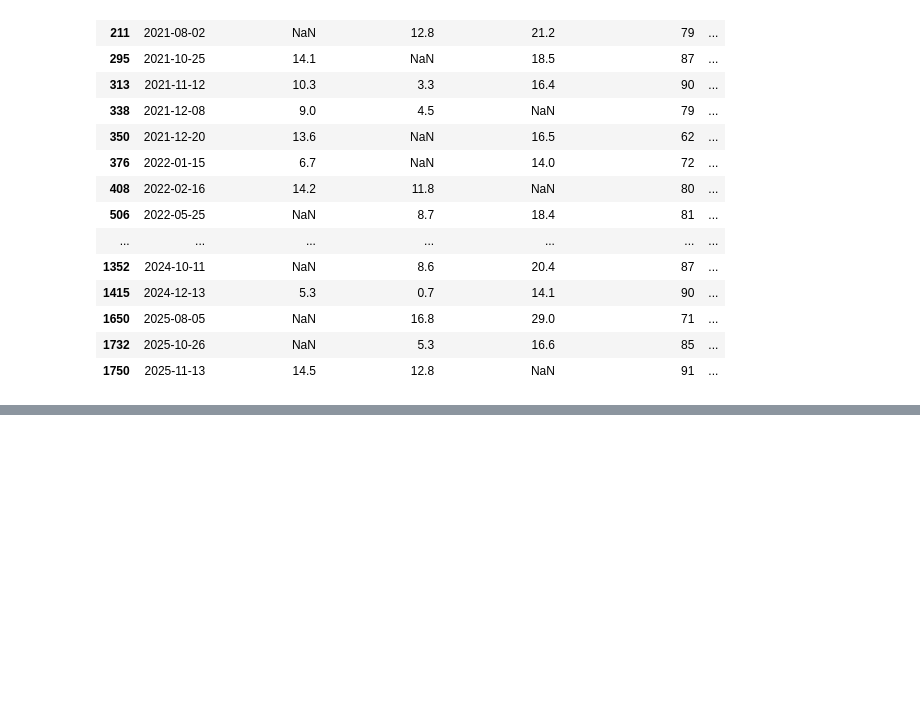
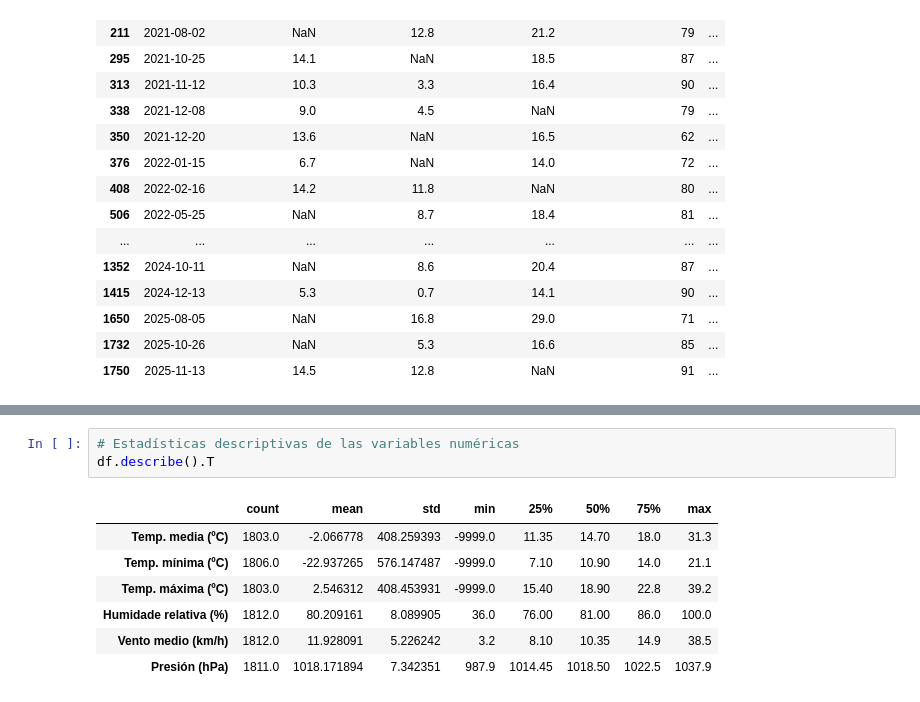
Before and after one commit to mma-wirtz/p1-que-tempo-fixo, a Jupyter notebook: notebooks/01_exploracion_datos.ipynb, the cells around one changed output, grey strips where cells are left out. Drawn from its saved outputs; the diff is of its cells as text; blank space fills up the shorter version.

```diff
--- a/notebooks/01_exploracion_datos.ipynb
+++ b/notebooks/01_exploracion_datos.ipynb
@@ -293,0 +502,11 @@ Registros con valores ausentes:
+# %%
+# Estadísticas descriptivas de las variables numéricas
+df.describe().T
+# %% [output]
+|  | count | mean | std | min | 25% | 50% | 75% | max |
+| Temp. media (ºC) | 1803.0 | -2.066778 | 408.259393 | -9999.0 | 11.35 | 14.70 | 18.0 | 31.3 |
+| Temp. mínima (ºC) | 1806.0 | -22.937265 | 576.147487 | -9999.0 | 7.10 | 10.90 | 14.0 | 21.1 |
+| Temp. máxima (ºC) | 1803.0 | 2.546312 | 408.453931 | -9999.0 | 15.40 | 18.90 | 22.8 | 39.2 |
+| Humidade relativa (%) | 1812.0 | 80.209161 | 8.089905 | 36.0 | 76.00 | 81.00 | 86.0 | 100.0 |
+| Vento medio (km/h) | 1812.0 | 11.928091 | 5.226242 | 3.2 | 8.10 | 10.35 | 14.9 | 38.5 |
+| Presión (hPa) | 1811.0 | 1018.171894 | 7.342351 | 987.9 | 1014.45 | 1018.50 | 1022.5 | 1037.9 |
```
Also changed, not shown: parts of 56 cells of this notebook.
